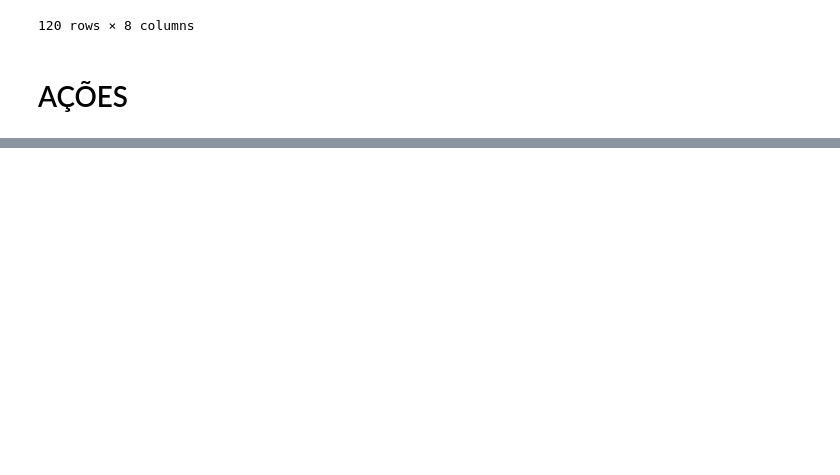
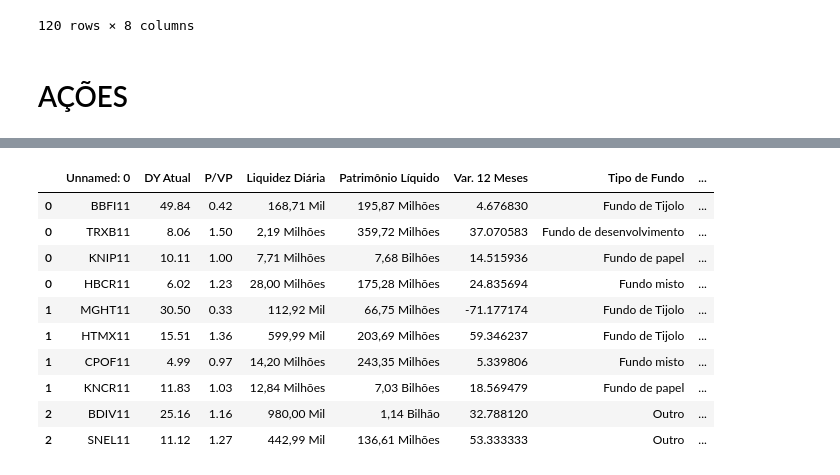
Before and after one commit to BrunoOJ/PYTHON-PARA-INVESTIMENTOS, a Jupyter notebook: Raspagem_de_dados.ipynb, the cells around one changed output, grey strips where cells are left out. Saved outputs shown, nothing was run; the diff lists cells and outputs as text; code cells hidden in the pictures; blank space fills up the shorter version.

```diff
--- a/Raspagem_de_dados.ipynb
+++ b/Raspagem_de_dados.ipynb
@@ -331 +331,32 @@ maior_valor_mercado
 120 rows × 25 columns
+# %%
+maior_DY["ranking_maior_DY"] = range(1, len(maior_DY)+1)
+maior_VP["ranking_maior_VP"]= range(1, len(maior_DY)+1)
+maior_L["ranking_maior_L"]= range(1, len(maior_DY)+1)
+maior_PVP["ranking_maior_PVP"]= range(1, len(maior_DY)+1)
+maior_V["ranking_maior_V"]= range(1, len(maior_DY)+1)
+
+top_maior_DY = maior_DY.head(10)
+top_maior_VP = maior_VP.head(10)
+top_maior_L = maior_L.head(10)
+top_maior_PVP = maior_PVP.head(10)
+top_maior_V = maior_V.head(10)
+
+top_empresas = pd.concat([top_maior_DY,top_maior_VP,top_maior_L,top_maior_PVP,top_maior_V])
+top_empresas = top_empresas.drop_duplicates(subset="Unnamed: 0")
+colunas = ["ranking_maior_DY","ranking_maior_VP","ranking_maior_L","ranking_maior_PVP","ranking_maior_V"]
+top_empresas["ranking_total"] = top_empresas[colunas].sum(axis=1)
+top_empresas = top_empresas.sort_values(by="ranking_total").head(10)
+top_empresas
+# %% [output]
+|  | Unnamed: 0 | DY Atual | P/VP | Liquidez Diária | Patrimônio Líquido | Var. 12 Meses | Tipo de Fundo | ... |
+| 0 | BBFI11 | 49.84 | 0.42 | 168,71 Mil | 195,87 Milhões | 4.676830 | Fundo de Tijolo | ... |
+| 0 | TRXB11 | 8.06 | 1.50 | 2,19 Milhões | 359,72 Milhões | 37.070583 | Fundo de desenvolvimento | ... |
+| 0 | KNIP11 | 10.11 | 1.00 | 7,71 Milhões | 7,68 Bilhões | 14.515936 | Fundo de papel | ... |
+| 0 | HBCR11 | 6.02 | 1.23 | 28,00 Milhões | 175,28 Milhões | 24.835694 | Fundo misto | ... |
+| 1 | MGHT11 | 30.50 | 0.33 | 112,92 Mil | 66,75 Milhões | -71.177174 | Fundo de Tijolo | ... |
+| 1 | HTMX11 | 15.51 | 1.36 | 599,99 Mil | 203,69 Milhões | 59.346237 | Fundo de Tijolo | ... |
+| 1 | CPOF11 | 4.99 | 0.97 | 14,20 Milhões | 243,35 Milhões | 5.339806 | Fundo misto | ... |
+| 1 | KNCR11 | 11.83 | 1.03 | 12,84 Milhões | 7,03 Bilhões | 18.569479 | Fundo de papel | ... |
+| 2 | BDIV11 | 25.16 | 1.16 | 980,00 Mil | 1,14 Bilhão | 32.788120 | Outro | ... |
+| 2 | SNEL11 | 11.12 | 1.27 | 442,99 Mil | 136,61 Milhões | 53.333333 | Outro | ... |
```
Also changed, not shown: parts of 15 cells of this notebook.
